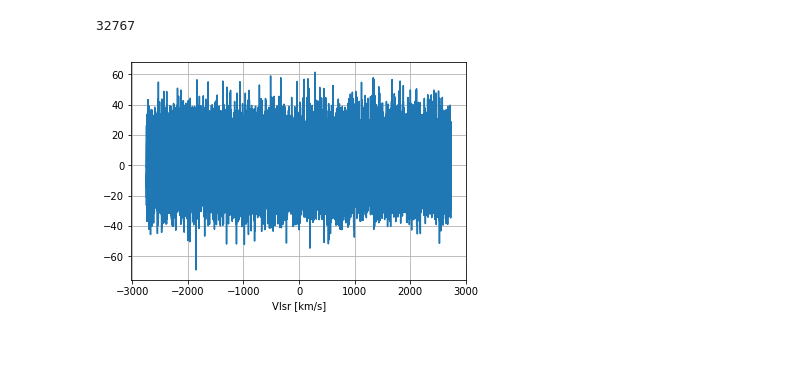
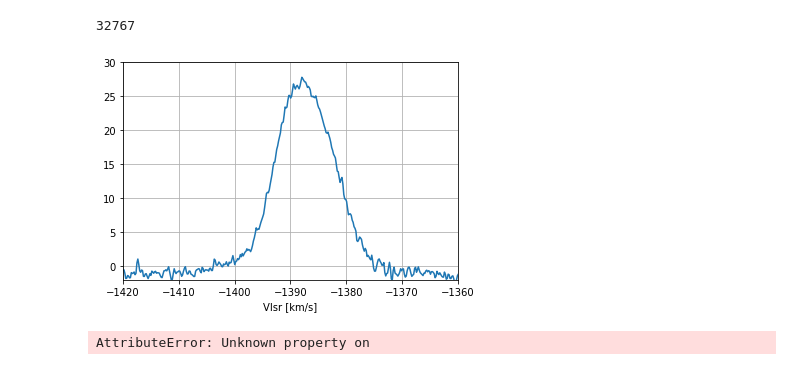
Before and after one commit to nanten2/analy_n2data, a Jupyter notebook: notebook/Position_Switch.ipynb, the cells around one changed output. Drawn from its saved outputs; the diff is of its cells as text; code cells hidden in the pictures.

```diff
--- a/notebook/Position_Switch.ipynb
+++ b/notebook/Position_Switch.ipynb
@@ -253,6 +250,6 @@ for i in tqdm(hotnum):#i = scan number
     pass
 
 #下は擬似データの質が低いための処理。将来的に削除
-hotdata = numpy.array(hotdata)
-hotdata = hotdata + 5000
+#hotdata = numpy.array(hotdata)
+#hotdata = hotdata + 5000
 # %% [output]
@@ -304,7 +301,7 @@ Off もscan line 分ある観測プログラムしかないはずだが、一応
 # ###Choper wheel
 @numba.jit
 def chopper_wheel(on, off, hot, temprature = 300):
-    Tastar = (on - off)/(hot - off) * temprature
+    Tastar = temprature * (on - off)/(hot - off)
     return Tastar
 # %%
 chdata = [chopper_wheel(ondata[i], offdata[i], hotdata[i]) for i in range(len(ondata))]
@@ -333,7 +338,7 @@ def  baseline_fitting(arr_x, arr_y, index1, index2, index3, index4):
     return arr_y
 
 #ch
-xindex = numpy.linspace(0, len_array_data, len_array_data)
+xindex = numpy.linspace(0, vlen, vlen)
 
 #baseline fitting index
 index1 = int(start)
@@ -342,12 +347,12 @@ index3 = int(center + width/2)
 index4 = int(end)
 print(index1, index2, index3, index4)
 
-testoffset = numpy.linspace(1, len_array_data, len_array_data)
+testoffset = numpy.linspace(1, vlen, vlen)
 
 for i in tqdm(range(len(chdata))):
     chdata[i] = chdata[i] + testoffset#ベースラインフィッティングできているかの確認のため
     origin = chdata[i]#for debug, this will be deleted
-    chdata[i] = baseline_fitting(chdata[i], xindex, index1, index2, index3, index4)
+    chdata[i] = baseline_fitting(xindex, chdata[i], index1, index2, index3, index4)
 
 
 plt.plot(chdata[i], label="after chopper wheel")#after chopper wheel
@@ -365,6 +369,6 @@ plt.show()
 # %%
 #Vlsrの計算
-vlsr = (new_xx - v0_pix)*dv
+vlsr = (new_xx - 16384)*dv
 # %% [markdown]
 ### astropyでfitsに書き出す
 # %% [markdown]
@@ -455,7 +454,17 @@ len(data[4])
 # %%
 plt.plot(vlsr, chdata[0])
 plt.grid()
 plt.xlabel("Vlsr [km/s]")
+plt.xlim(-1420, -1360)
+plt.ylim(-2, 30)
 plt.show()
 # %% [output]
-[figure, old version]
+[figure, new version]
+# %%
+plt.plot(hotdata[0], label="hot")
+plt.plot(ondata[0], on="on")
+plt.plot(offdata[0], off="off")
+plt.plot(array_data[0], )
+plt.show()
+# %% [output]
+AttributeError: Unknown property on
```
Also changed, not shown: parts of 17 cells of this notebook, 3 other files.
